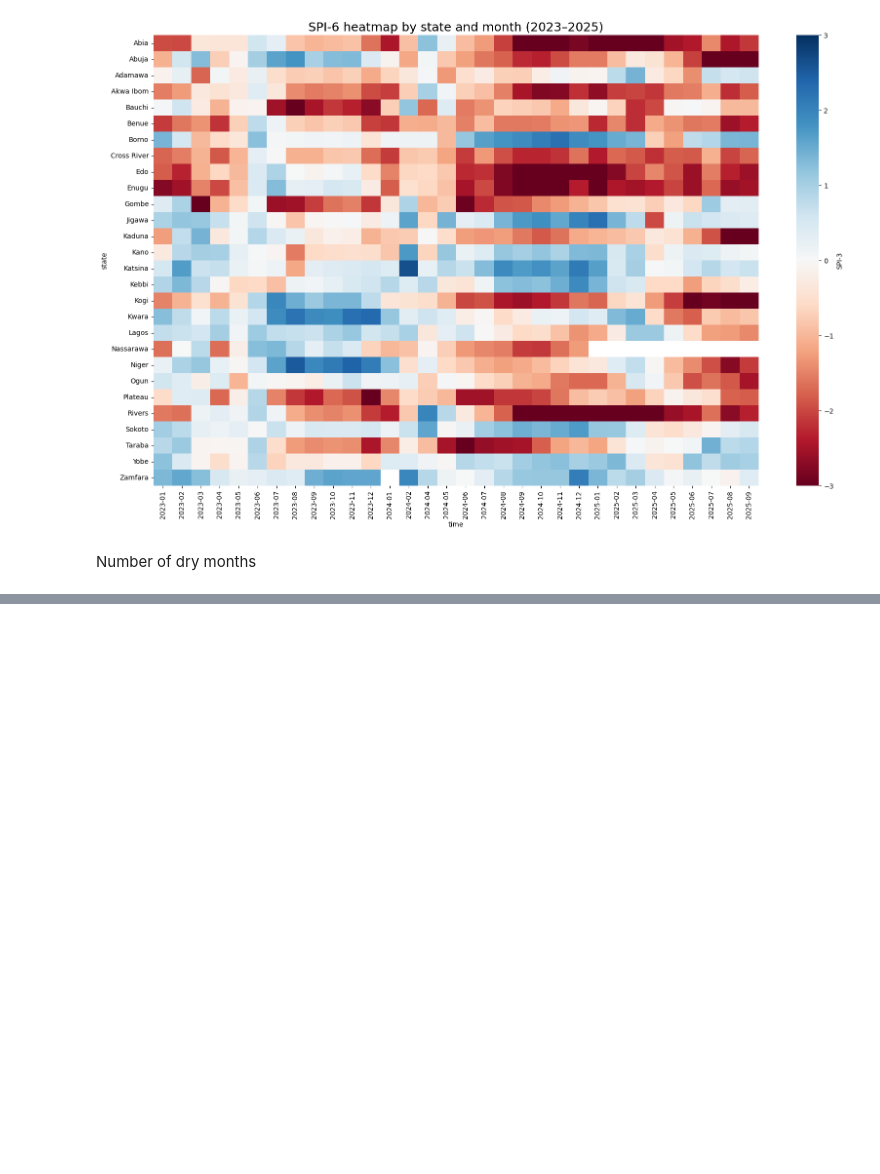
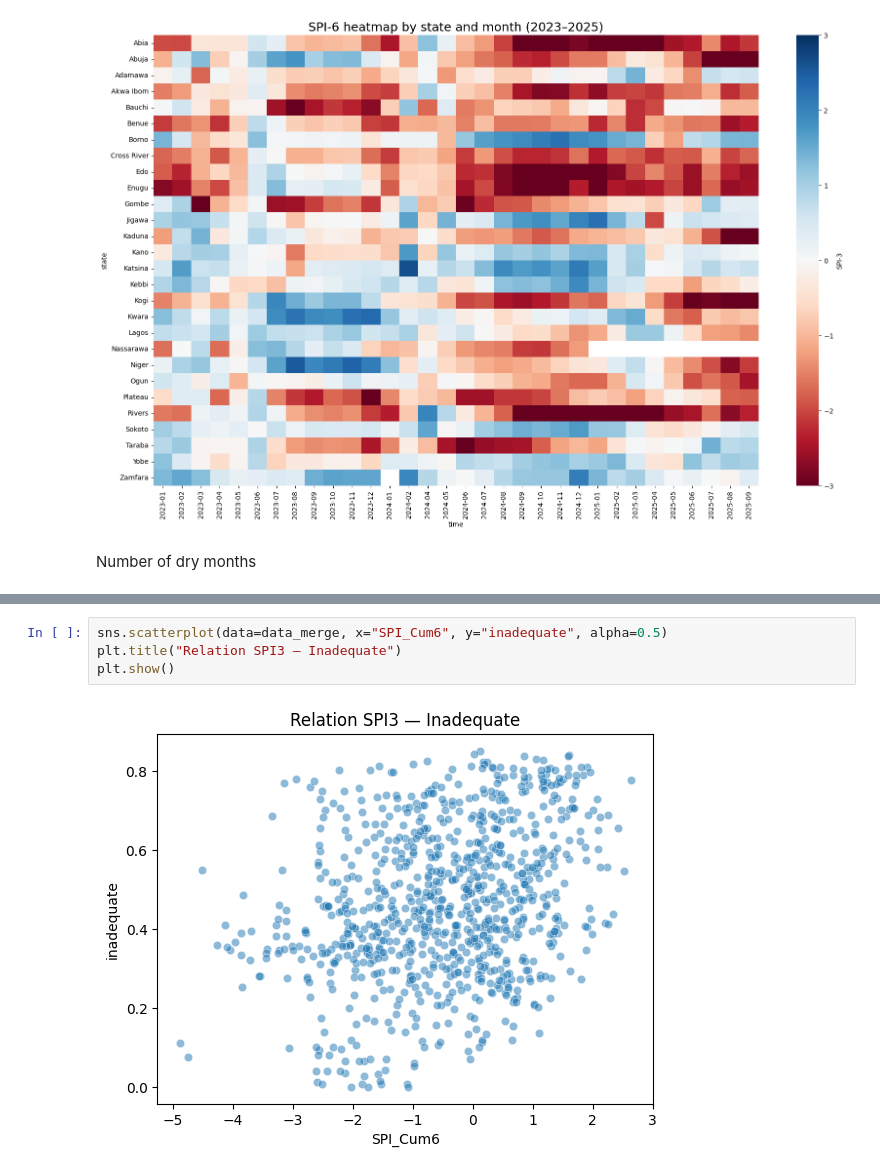
Before and after one commit to tnourlyn/Projet-de-Statapp---WFP-, a Jupyter notebook: SPI_treatement.ipynb, the cells around one changed output, grey strips where cells are left out. Drawn from its saved outputs; the diff is of its cells as text; blank space fills up the shorter version.

```diff
--- a/SPI_treatement.ipynb
+++ b/SPI_treatement.ipynb
@@ -641,0 +593,6 @@ plt.show()
+# %%
+sns.scatterplot(data=data_merge, x="SPI_Cum6", y="inadequate", alpha=0.5)
+plt.title("Relation SPI3 — Inadequate")
+plt.show()
+# %% [output]
+[figure, added]
```
Also changed, not shown: parts of 22 cells of this notebook.
